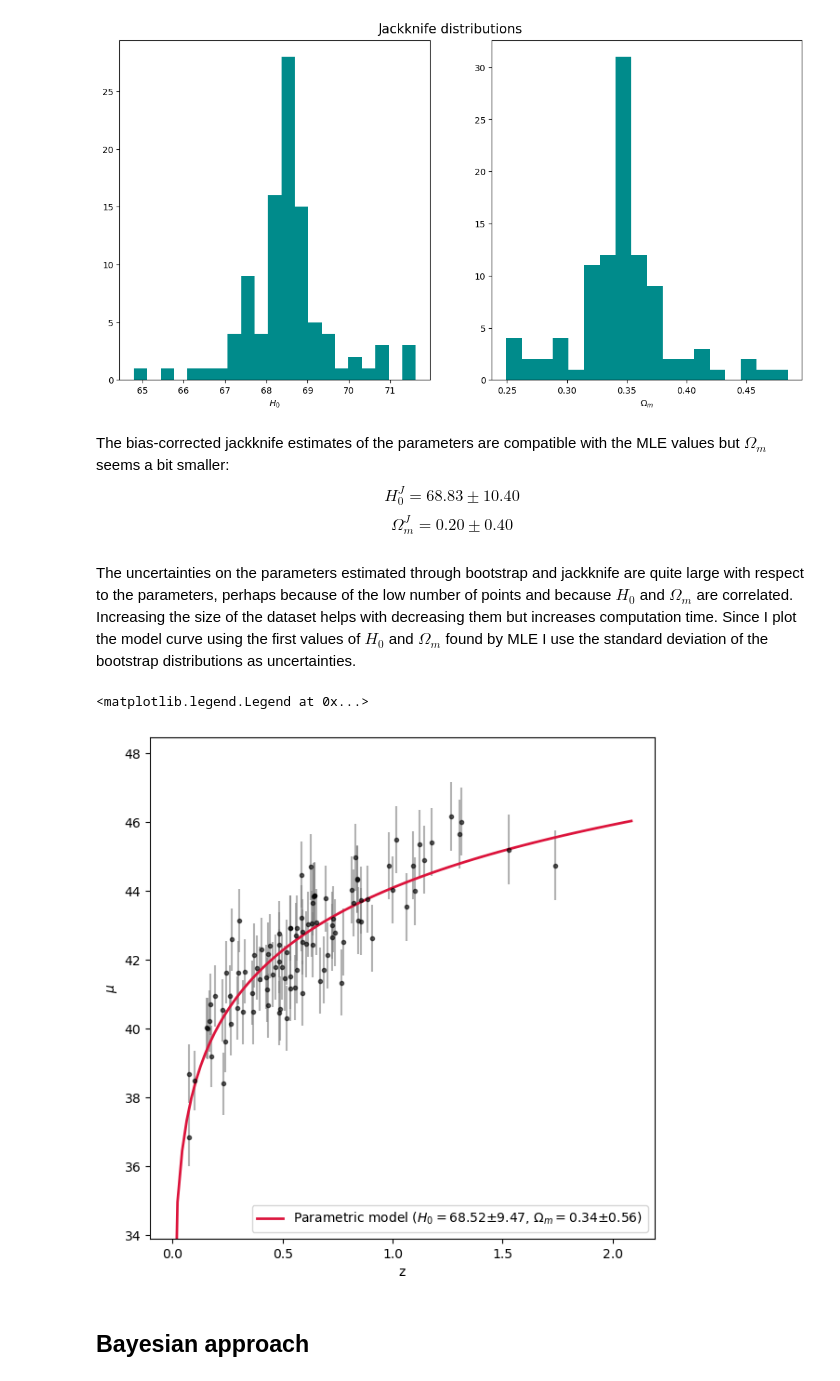
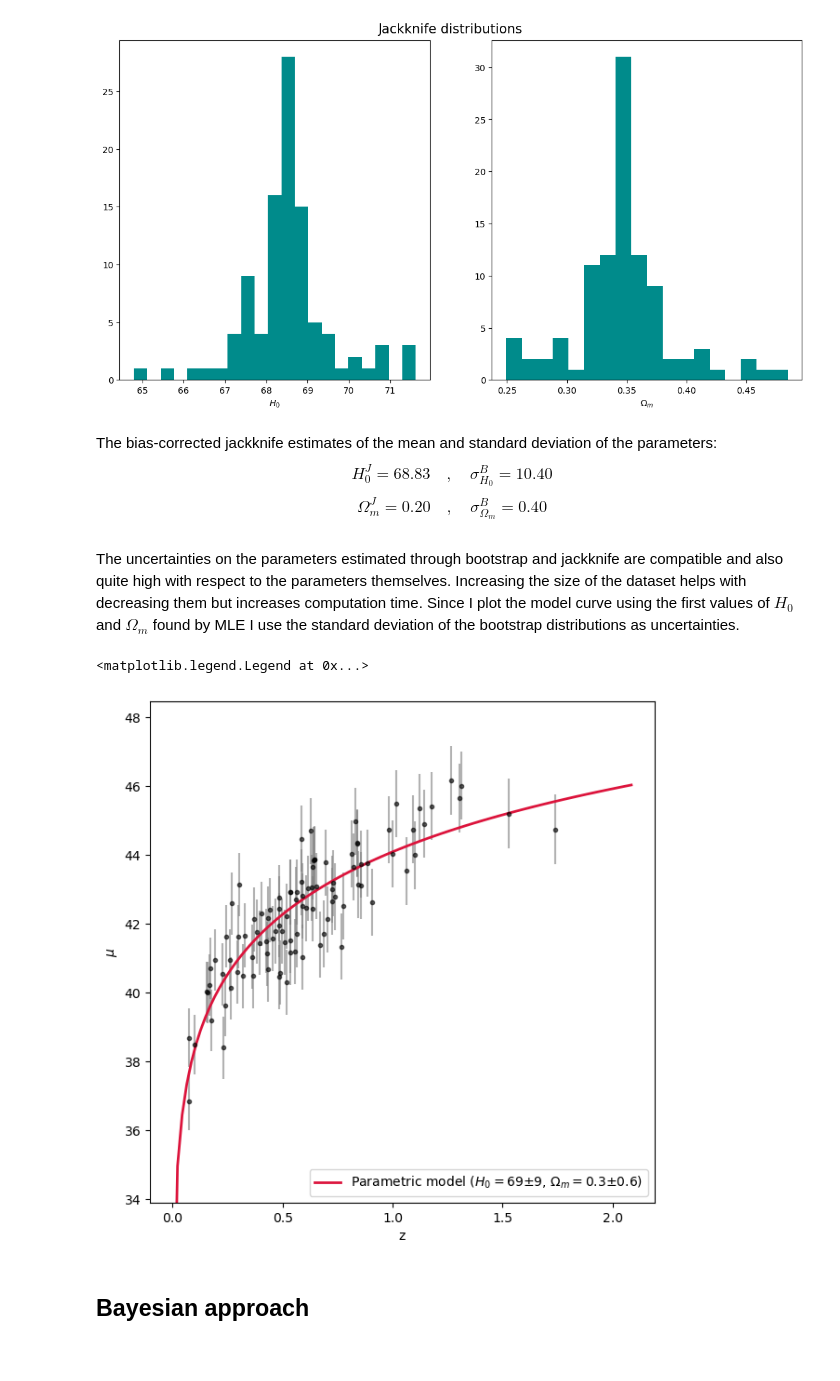
Before and after one commit to Giovanni-Ferron/astrostatistics_bicocca_2024, a Jupyter notebook: working/ex_L18.ipynb, the cells around one changed output. Cells and saved outputs as stored; diff of their text form; code cells hidden in the pictures.

```diff
--- a/working/ex_L18.ipynb
+++ b/working/ex_L18.ipynb
@@ -292,29 +292,29 @@ Text(0.5, 0.92, 'Jackknife distributions')
 [figure]
 # %%
 display(Markdown(
-    "The bias-corrected jackknife estimates of the parameters are compatible with the MLE values but $\Omega_m$ seems a bit smaller:"
-    "$$ H_0^J = " + f"{H0_mean:.2f}" + "\pm" + f"{H0_std:.2f}" + "$$"
-    "$$\Omega_m^J = " + f"{Om_mean:.2f}" + "\pm" + f"{Om_std:.2f}" + "$$"
+    "The bias-corrected jackknife estimates of the mean and standard deviation of the parameters:"
+    "$$ H_0^J = " + f"{H0_mean:.2f}" + "\quad , \quad \sigma_{H_0}^B = " + f"{H0_std:.2f}" + "$$"
+    "$$\Omega_m^J = " + f"{Om_mean:.2f}" + "\quad , \quad \sigma_{\Omega_m}^B = " + f"{Om_std:.2f}" + "$$"
 ))
 # %% [output]
-The bias-corrected jackknife estimates of the parameters are compatible with the MLE values but $\Omega_m$ seems a bit smaller:$$ H_0^J = 68.83\pm10.40$$$$\Omega_m^J = 0.20\pm0.40$$
+The bias-corrected jackknife estimates of the mean and standard deviation of the parameters:$$ H_0^J = 68.83\quad , \quad \sigma_{H_0}^B = 10.40$$$$\Omega_m^J = 0.20\quad , \quad \sigma_{\Omega_m}^B = 0.40$$
 # %% [markdown]
-The uncertainties on the parameters estimated through bootstrap and jackknife are quite large with respect to the parameters, perhaps because of the low number of points and because $H_0$ and $\Omega_m$ are correlated. Increasing the size of the dataset helps with decreasing them but increases computation time. Since I plot the model curve using the first values of $H_0$ and $\Omega_m$ found by MLE I use the standard deviation of the bootstrap distributions as uncertainties.
+The uncertainties on the parameters estimated through bootstrap and jackknife are compatible and also quite high with respect to the parameters themselves. Increasing the size of the dataset helps with decreasing them but increases computation time. Since I plot the model curve using the first values of $H_0$ and $\Omega_m$ found by MLE I use the standard deviation of the bootstrap distributions as uncertainties.
 # %%
 #Plot best fit
 
 plt.figure()
 plt.errorbar(z_sample, mu_sample, dmu, fmt=".k", ecolor="grey", alpha=0.6)
 plt.plot(z_grid, DistMod(H0, O_m, 1 - O_m, z_grid), color="crimson", lw=2,
-         label="Parametric model ($H_0 = $" + f"{H0:.2f}" + "$\pm$" + f"{np.std(H0_bs):.2f}" +
-         ", $\Omega_m = $" + f"{O_m:.2f}" + "$\pm$" + f"{np.std(Om_bs):.2f}"")")
+         label="Parametric model ($H_0 = $" + f"{H0:.0f}" + "$\pm$" + f"{np.std(H0_bs):.0f}" +
+         ", $\Omega_m = $" + f"{O_m:.1f}" + "$\pm$" + f"{np.std(Om_bs):.1f}"")")
 plt.xlabel("z")
 plt.ylabel("$\mu$")
 plt.ylim(0.92*min(mu_sample), 1.05*max(mu_sample))
 plt.legend(loc="lower right")
 # %% [output]
 <matplotlib.legend.Legend at 0x...>
-[figure, old version]
+[figure, new version]
 # %% [markdown]
 ## Bayesian approach
 # %% [markdown]
```
Also changed, not shown: parts of 6 cells of this notebook.
